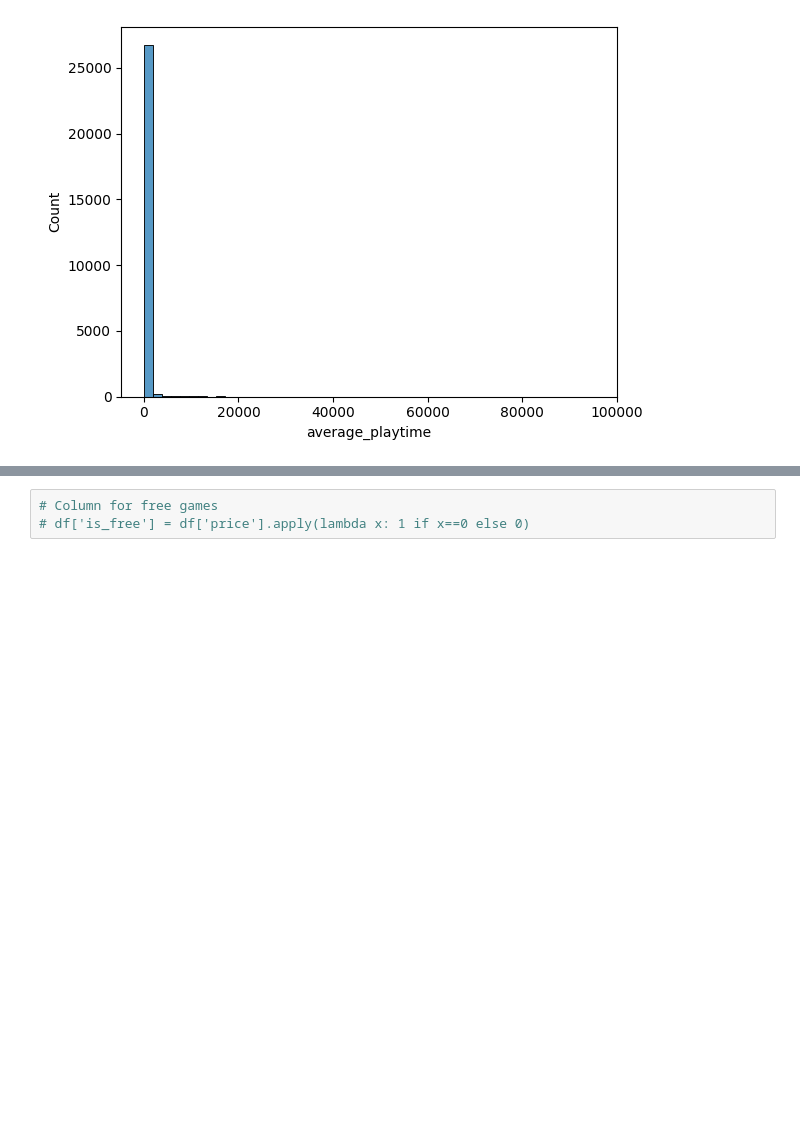
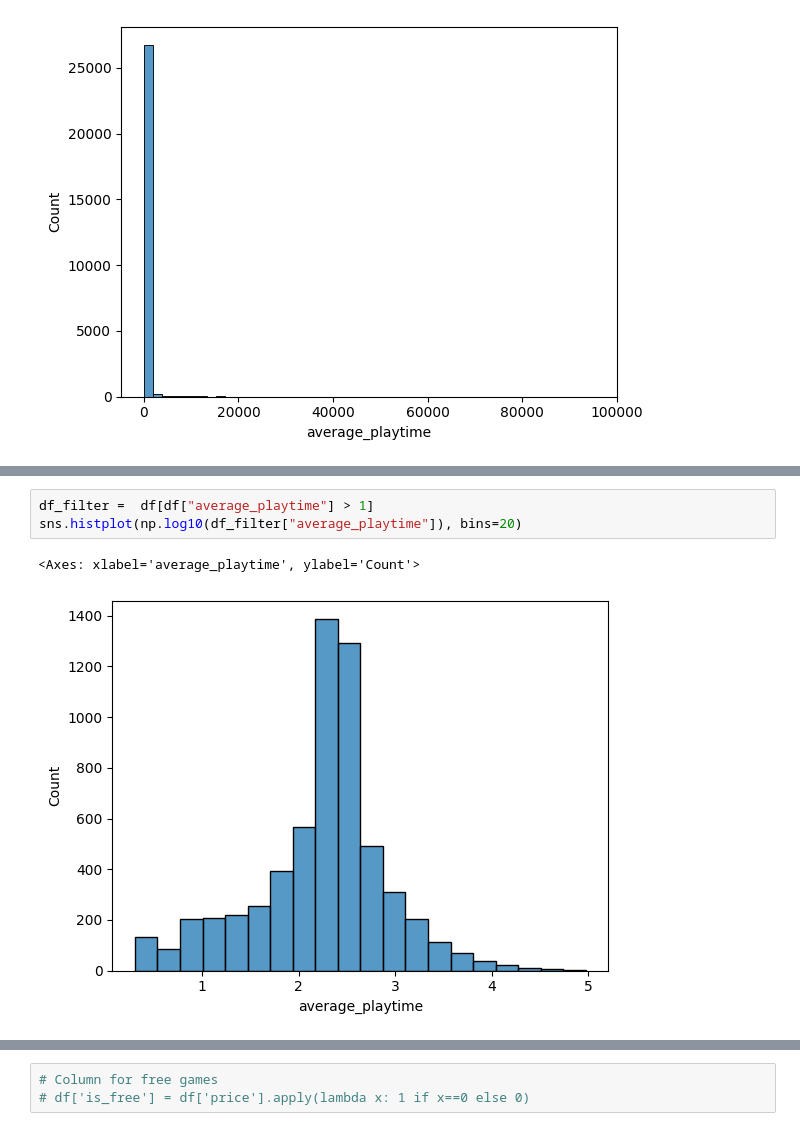
Before and after one commit to LamyaAlkhathami/Game_Addictiveness, a Jupyter notebook: notebooks/data_preprocessing.ipynb, the cells around one changed output, grey strips where cells are left out. Cells and saved outputs as stored; diff of their text form; blank space fills up the shorter version.

```diff
--- a/notebooks/data_preprocessing.ipynb
+++ b/notebooks/data_preprocessing.ipynb
@@ -86,0 +93,6 @@ sns.histplot(df_filter["average_playtime"], bins=20)
+# %%
+df_filter =  df[df["average_playtime"] > 1]
+sns.histplot(np.log10(df_filter["average_playtime"]), bins=20)
+# %% [output]
+<Axes: xlabel='average_playtime', ylabel='Count'>
+[figure, added]
```
Also changed, not shown: parts of 16 cells of this notebook.
